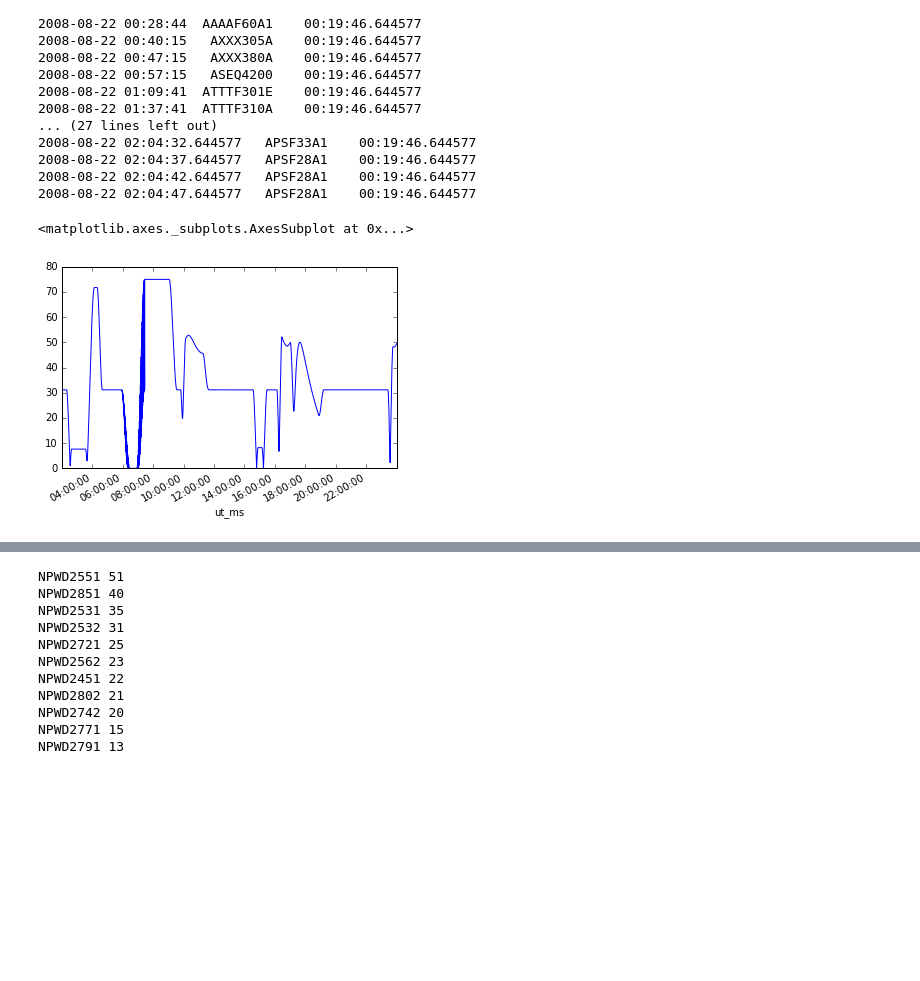
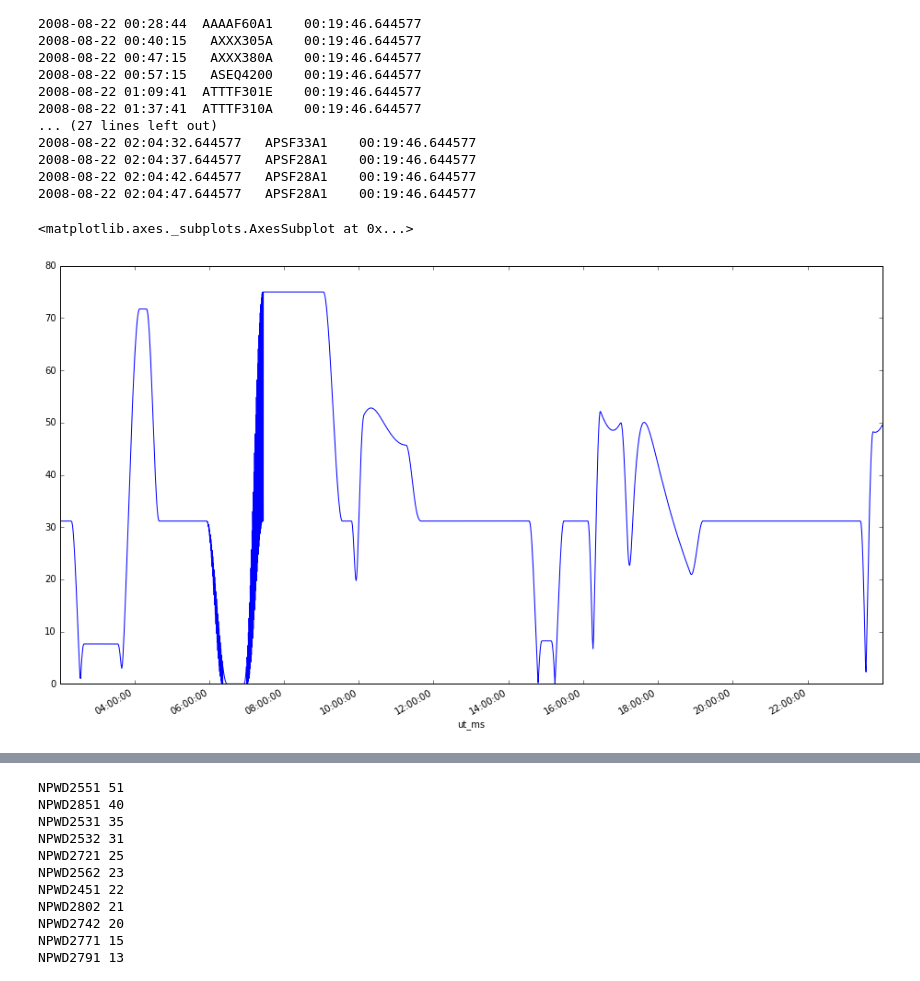
Before and after one commit to ktrnka/mars-express, a Jupyter notebook: src/data exploration.ipynb, the cells around one changed output, grey strips where cells are left out. Cells and saved outputs as stored; diff of their text form; code cells hidden in the pictures; blank space fills up the shorter version.

```diff
--- a/src/data exploration.ipynb
+++ b/src/data exploration.ipynb
@@ -188,7 +188,7 @@ ut_ms
 2008-08-22 02:04:42.644577   APSF28A1    00:19:46.644577
 2008-08-22 02:04:47.644577   APSF28A1    00:19:46.644577
 # %%
-saaf_data.sx["2014-01-02"].plot()
+saaf_data.sx["2014-01-02"].plot(figsize=(16, 9))
 # %% [output]
 <matplotlib.axes._subplots.AxesSubplot at 0x...>
-[figure, old version]
+[figure, new version]
```
Also changed, not shown: parts of 2 cells of this notebook, 1 other file.
